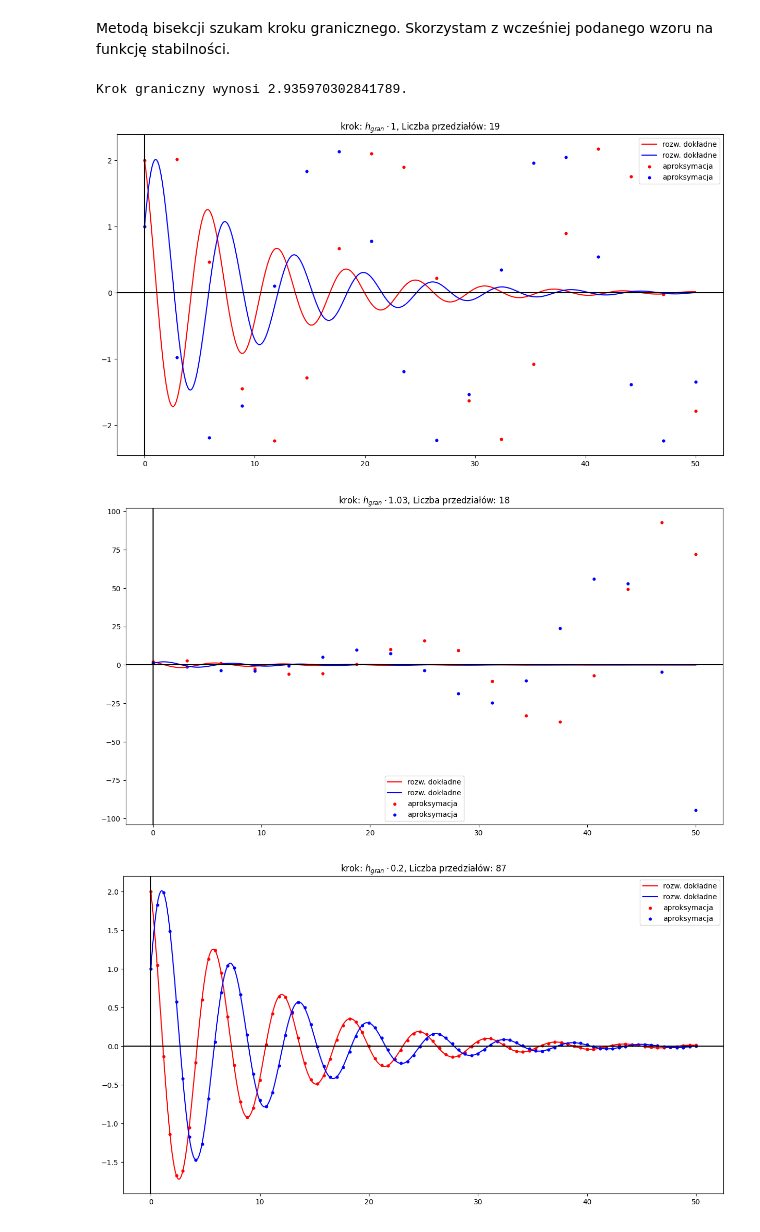
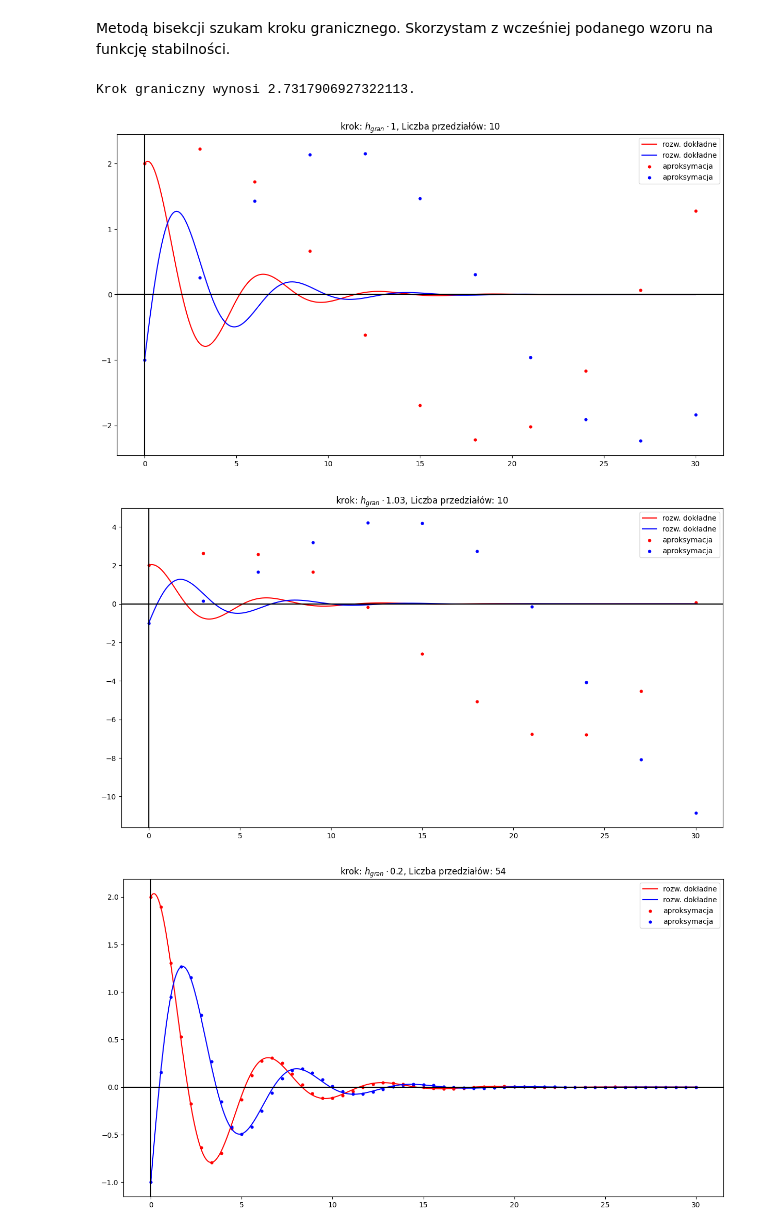
Before and after one commit to Hel4r/projekt-zaliczeniowy, a Jupyter notebook: projekt-zaliczeniowy.ipynb, the cells around one changed output. Cells and saved outputs as stored; diff of their text form; code cells hidden in the pictures.

```diff
--- a/projekt-zaliczeniowy.ipynb
+++ b/projekt-zaliczeniowy.ipynb
@@ -265,7 +264,7 @@ Wartości własne to $-0.1\pm i.$
 # %% [markdown]
 Metodą bisekcji szukam kroku granicznego. Skorzystam z wcześniej podanego wzoru na funkcję stabilności.
 # %%
-λ = -0.1 + 1j # stała λ
+λ = -0.3 + 1j # stała λ
 
 # funkcja metody bisekcji
 def bisect(f, arg1, arg2, e):
@@ -281,11 +280,11 @@ R = lambda h: np.abs(0.0416666666666667*(λ*h)**4 + 0.166666666666667*(λ*h)**3
 h_gran = bisect(R, 1/2000, 2000, 10**(-12))
 print(f'Krok graniczny wynosi {h_gran}.')
 # %% [output]
-Krok graniczny wynosi 2.935970302841789.
+Krok graniczny wynosi 2.7317906927322113.
 # %%
-F = np.array([[-0.1, -1], [1, -0.1]])
+F = np.array([[-0.3, -1], [1, -0.3]])
 
-x0 = np.array([2, 1])
+x0 = np.array([2, -1])
 f = lambda x: F @ x
 
 A = np.array(A)
@@ -310,24 +309,24 @@ def rozwiazanie(h, i): # funkcja zwracająca listę wektorów przybliżeń
         xk = xk1 # przygotowanie do następnego kroku
     return rozw1, rozw2
 # %%
-sol1 = lambda t: np.exp(-0.1*t)*(2*np.cos(t) - np.sin(t)) # rozwiązanie dokładne pierwszej współrzędnej
-sol2 = lambda t: np.exp(-0.1*t)*(2*np.sin(t) + np.cos(t)) # rozwiązanie dokładne drugiej współrzędnej
+sol1 = lambda t: np.exp(-0.3*t)*(2*np.cos(t) + np.sin(t)) # rozwiązanie dokładne pierwszej współrzędnej
+sol2 = lambda t: np.exp(-0.3*t)*(2*np.sin(t) - np.cos(t)) # rozwiązanie dokładne drugiej współrzędnej
 hs = [1, 1.03, 0.2]
 for a in hs:
-    N = int(50/(a*h_gran)) + 1 # Liczba kroków potrzebna, by przy danej długości kroku ostatni punkt podziału był w punkcie 5
-    time = np.linspace(0, 50, N)
-    time_s = np.linspace(0, 50, 500) # siatka do rysowania rozwiązań dokładnych
+    N = int(30/(a*h_gran)) + 1 # Liczba kroków potrzebna, by przy danej długości kroku ostatni punkt podziału był w punkcie 5
+    time = np.linspace(0, 30, N)
+    time_s = np.linspace(0, 30, 500) # siatka do rysowania rozwiązań dokładnych
     fig, ax = plt.subplots(figsize = (15, 8))
     ax.plot(time_s, sol1(time_s), color = 'r', label = 'rozw. dokładne')
     ax.plot(time_s, sol2(time_s), color = 'b', label = 'rozw. dokładne')
     ax.scatter(time, rozwiazanie(a*h_gran, N)[0], color = 'r', label = 'aproksymacja', s = 12)
     ax.scatter(time, rozwiazanie(a*h_gran, N)[1], color = 'b', label = 'aproksymacja', s = 12)
     ax.set_title(rf"krok: $h_{{gran}} \cdot {a}$, Liczba przedziałów: {N-1}")
     ax.axvline(color = 'black')
     ax.axhline(color = 'black')
     ax.legend()
     plt.show()
 # %% [output]
-[figure, old version]
+[figure, new version]
-[figure, old version]
+[figure, new version]
-[figure, old version]
+[figure, new version]
```
Also changed, not shown: parts of 2 cells of this notebook.
